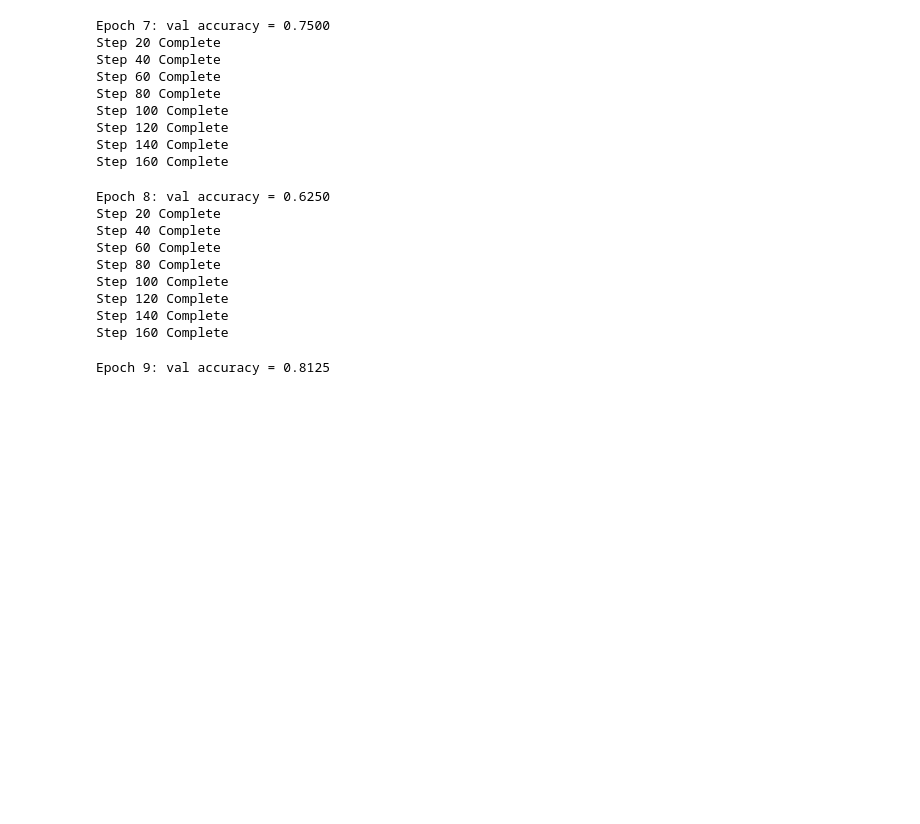
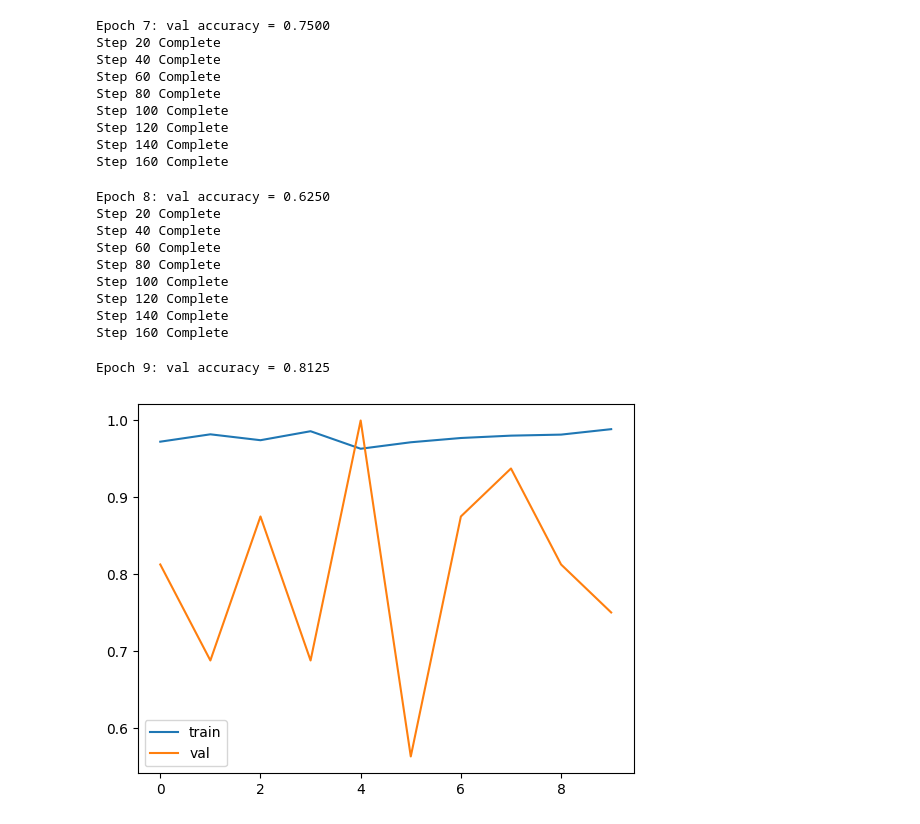
Before and after one commit to ptallaks/pneumonia-xray, a Jupyter notebook: pneumonia-pt.ipynb, the cells around one changed output. Cells and saved outputs as stored; diff of their text form; code cells hidden in the pictures; blank space fills up the shorter version.

Commit message:
Updated model graph

```diff
--- a/pneumonia-pt.ipynb
+++ b/pneumonia-pt.ipynb
@@ -252,3 +366,15 @@ Step 120 Complete
 Step 140 Complete
 Step 160 Complete
 Epoch 9: val accuracy = 0.8125
+# %%
+# Plot training and validation accuracies
+plt.plot(train_accs, label='train')
+plt.plot(val_accs, label='val')
+plt.legend()
+plt.show()
+
+# Load the best model weights and save them to a file
+#model.load_state_dict(best_val_accuracy)
+#torch.save(model.state_dict(), 'best_model_weights.pth')
+# %% [output]
+[figure, added]
```
Also changed, not shown: parts of 1 cell of this notebook.
